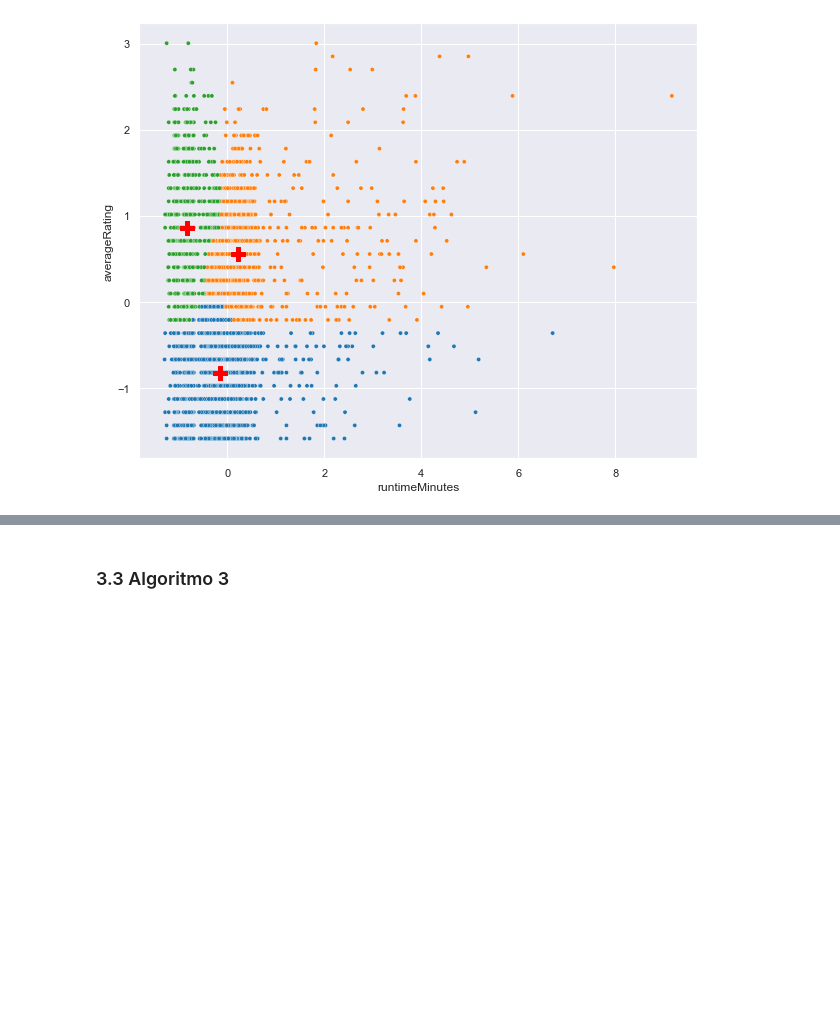
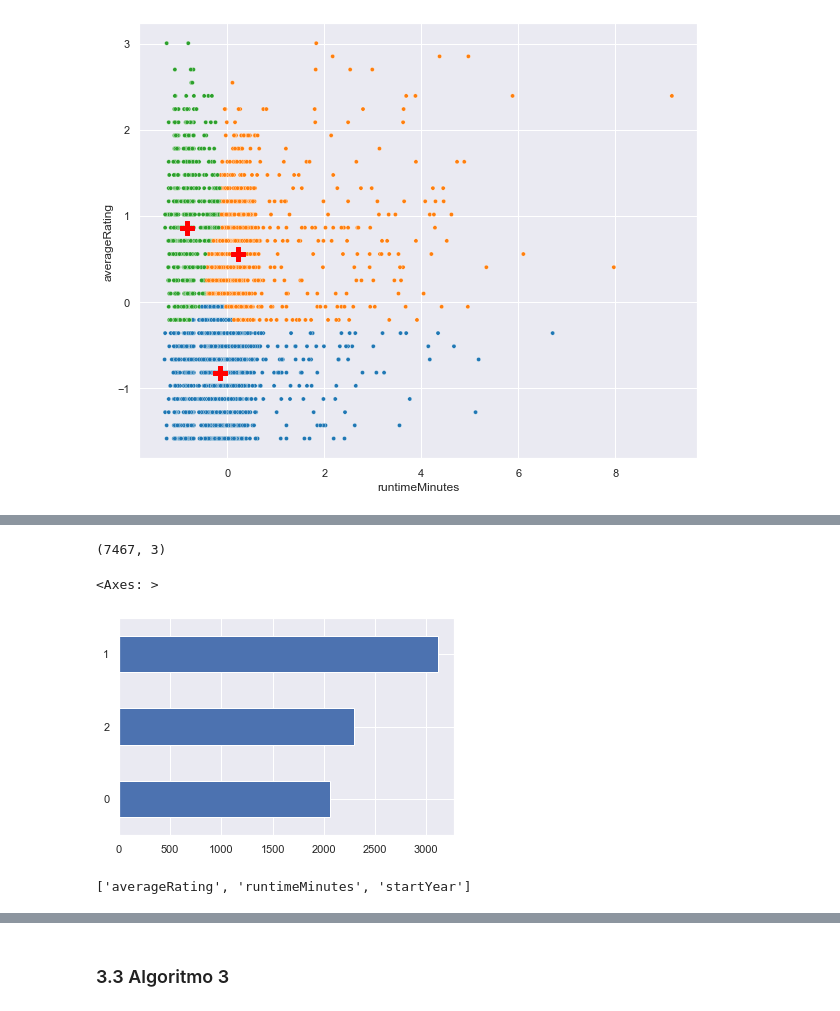
Before and after one commit to montejs3/Bi, a Jupyter notebook: LabBi/lab.ipynb, the cells around one changed output, grey strips where cells are left out. Drawn from its saved outputs; the diff is of its cells as text; code cells hidden in the pictures; blank space fills up the shorter version.

```diff
--- a/LabBi/lab.ipynb
+++ b/LabBi/lab.ipynb
@@ -544,0 +548,5 @@ plt.show()
+# %%
+features = ["averageRating", "runtimeMinutes", "startYear"]
+# %%
+scaler = StandardScaler()
+X = scaler.fit_transform(df[features])
@@ -544,0 +563,17 @@ plt.show()
+# %%
+X.shape
+# %% [output]
+(7467, 3)
+# %%
+kmedoids = KMedoids(n_clusters=3, metric = 'manhattan' ,random_state=5)
+# %%
+df['cluster']=kmedoids.fit_predict(X)
+# %%
+df['cluster'].value_counts().sort_values().plot.barh()
+# %% [output]
+<Axes: >
+[figure, added]
+# %%
+features
+# %% [output]
+['averageRating', 'runtimeMinutes', 'startYear']
```
Also changed, not shown: parts of 12 cells of this notebook.
